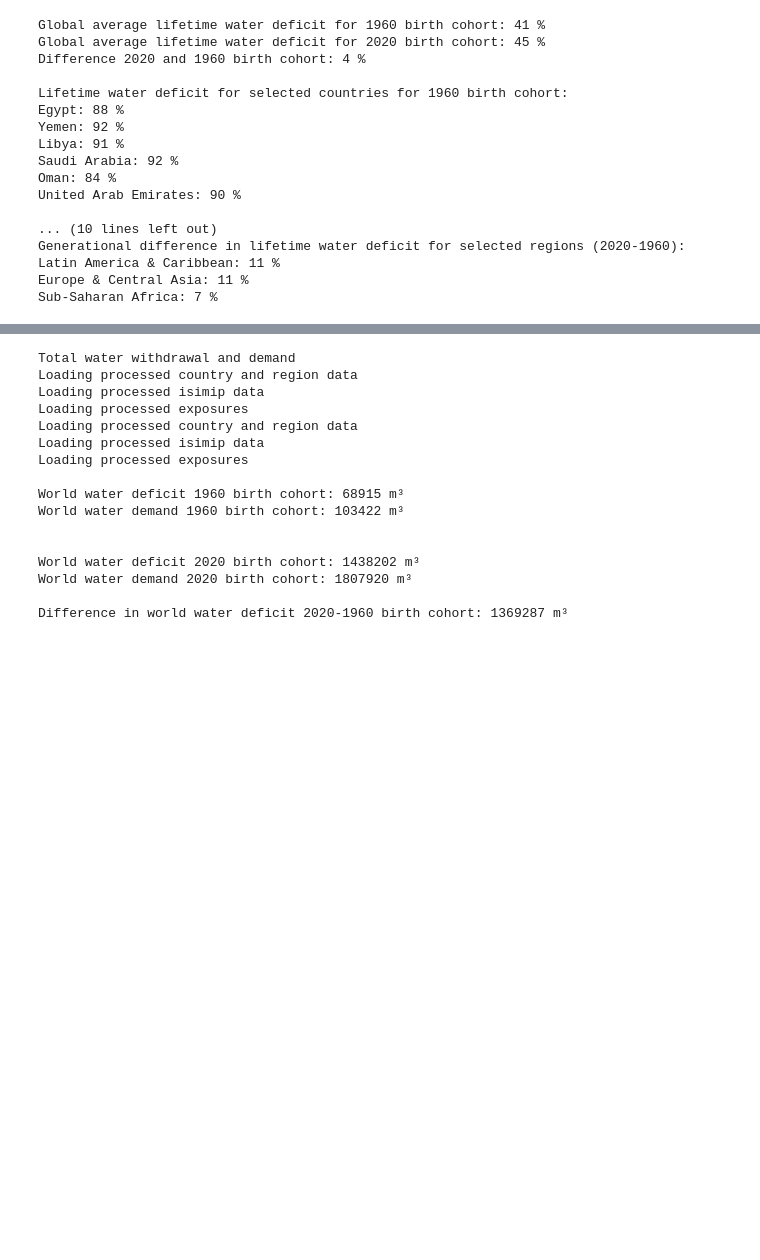
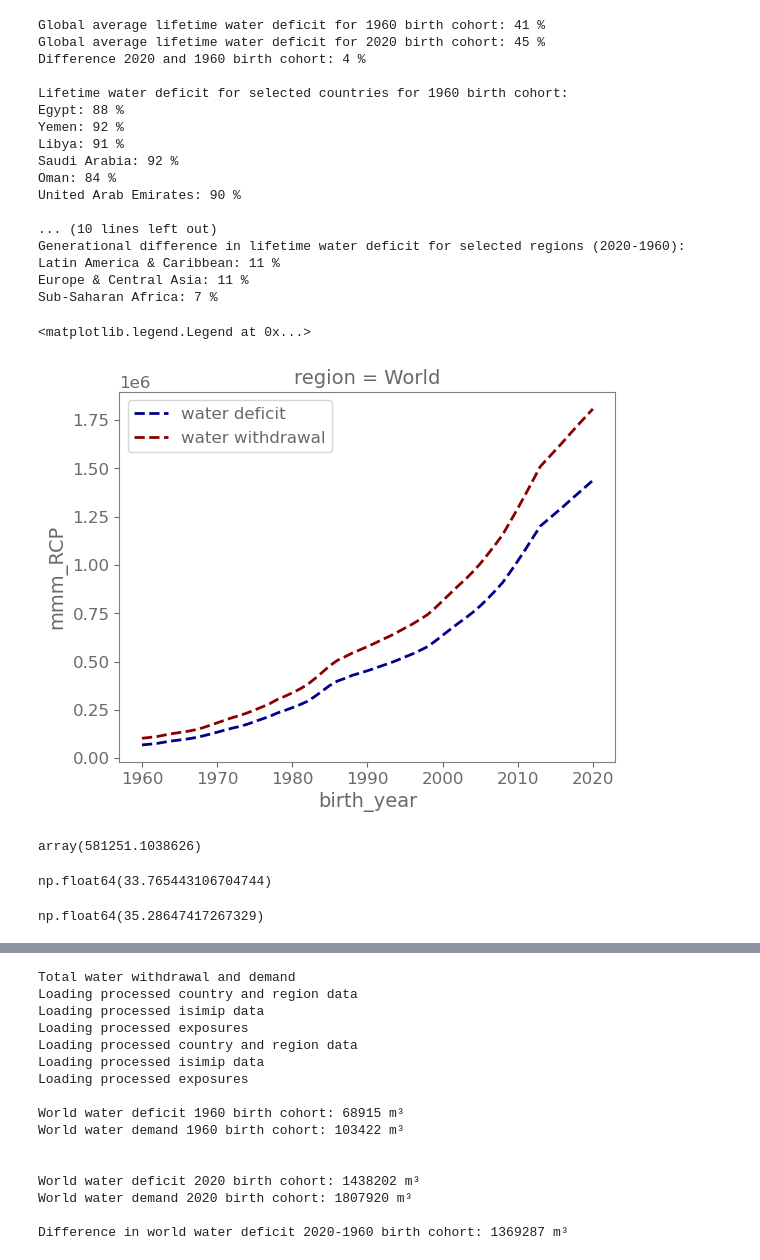
Before and after one commit to VUB-HYDR/2025_Vanderkelen_etal, a Jupyter notebook: lifetime_waterdeficit/fig_figures.ipynb, the cells around one changed output, grey strips where cells are left out. Saved outputs shown, nothing was run; the diff lists cells and outputs as text; code cells hidden in the pictures; blank space fills up the shorter version.

```diff
--- a/lifetime_waterdeficit/fig_figures.ipynb
+++ b/lifetime_waterdeficit/fig_figures.ipynb
@@ -318,3 +318,23 @@ Generational difference in lifetime water deficit for selected regions (2020-196
 Latin America & Caribbean: 11 %
 Europe & Central Asia: 11 %
 Sub-Saharan Africa: 7 %
+# %%
+ds_waterdeficit_perregion.sel(region="World")["mmm_RCP"].plot(label="water deficit", color='darkblue', linewidth=2, linestyle='--')
+
+ds_withdrawal_perregion.sel(region="World")["mmm_RCP"].plot(label="water withdrawal", color='darkred', linewidth=2, linestyle='--')
+plt.legend()
+# %% [output]
+<matplotlib.legend.Legend at 0x...>
+[figure, added]
+# %%
+ds_waterdeficit_perregion.sel(region='Middle East & North Africa')["mmm_RCP"].sel(birth_year=1960).values
+# %% [output]
+array(581251.1038626)
+# %%
+(ds_waterdeficit_perregion.sel(region='Middle East & North Africa')["mmm_RCP"].sel(birth_year=2020).values)/(ds_waterdeficit_perregion.sel(region='Middle East & North Africa')["mmm_RCP"].sel(birth_year=1960).values)
+# %% [output]
+np.float64(33.765443106704744)
+# %%
+(ds_withdrawal_perregion.sel(region='Middle East & North Africa')["mmm_RCP"].sel(birth_year=2020).values)/(ds_withdrawal_perregion.sel(region='Middle East & North Africa')["mmm_RCP"].sel(birth_year=1960).values)
+# %% [output]
+np.float64(35.28647417267329)
```
Also changed, not shown: parts of 29 cells of this notebook, 11 other files.
